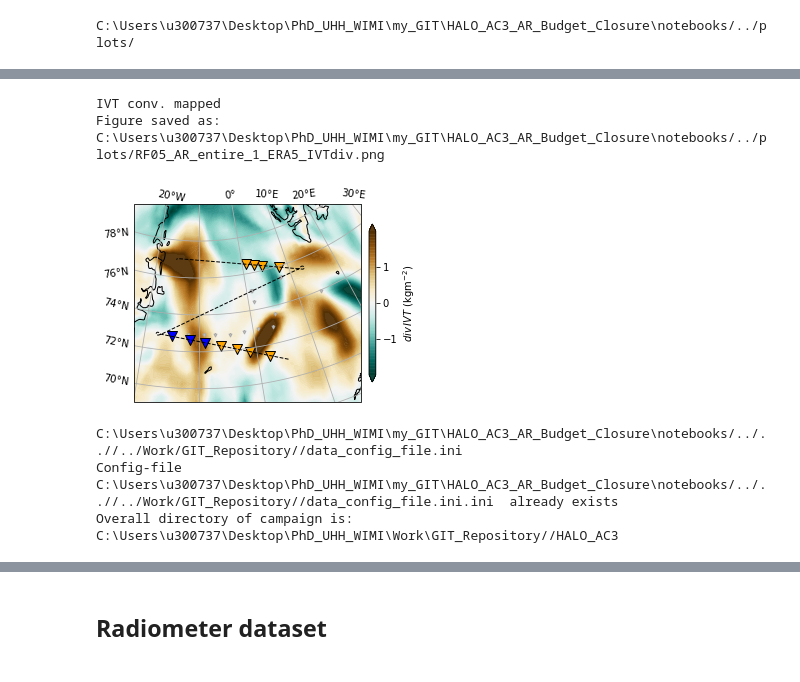
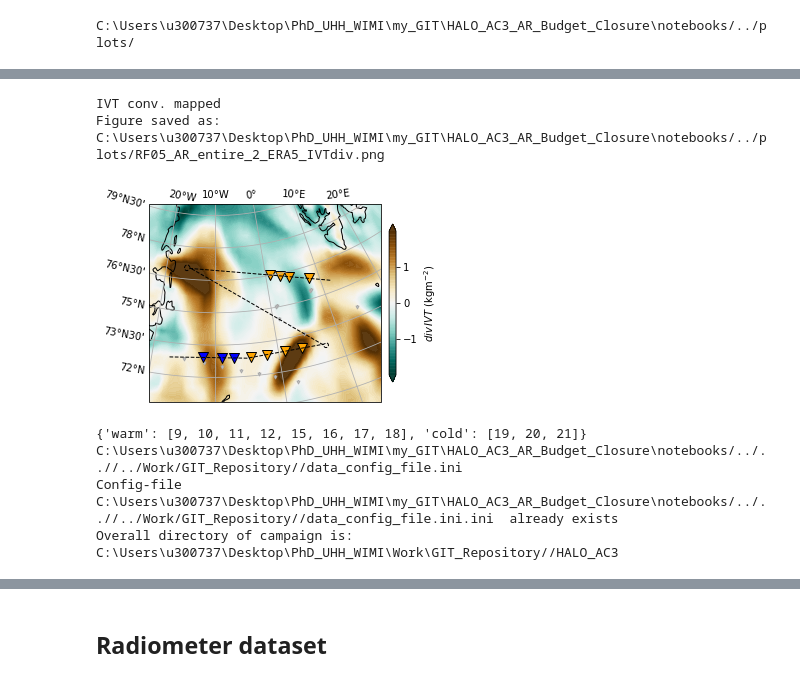
Before and after one commit to hdorff94/HALO_AC3_AR_Budget_Closure, a Jupyter notebook: notebooks/sonde_moisture_transport_divergence.ipynb, the cells around one changed output, grey strips where cells are left out. Drawn from its saved outputs; the diff is of its cells as text; code cells hidden in the pictures.

```diff
--- a/notebooks/sonde_moisture_transport_divergence.ipynb
+++ b/notebooks/sonde_moisture_transport_divergence.ipynb
@@ -55,7 +55,7 @@ class HiddenPrints:
 ## Switches and Definitions
 # %%
 campaign="HALO_AC3"
-ar_of_day="AR_entire_1"
+ar_of_day="AR_entire_2"
 flight=["RF05"]
 flight_dates={"RF05":"20220315",
               "RF06":"20220316"}
@@ -242,39 +280,44 @@ if do_plotting:
     ax1.scatter(Dropsondes["Lon"].iloc[relevant_sondes_dict["warm_sector"]["in"]],
             Dropsondes["Lat"].iloc[relevant_sondes_dict["warm_sector"]["in"]],
            marker="v",s=100,color="orange",edgecolor="k",transform=ccrs.PlateCarree())
 
     ax1.scatter(Dropsondes["Lon"].iloc[relevant_sondes_dict["warm_sector"]["out"]],
             Dropsondes["Lat"].iloc[relevant_sondes_dict["warm_sector"]["out"]],
            marker="v",s=100,color="orange",edgecolor="k",transform=ccrs.PlateCarree())
 
     ax1.scatter(Dropsondes["Lon"].iloc[relevant_sondes_dict["cold_sector"]["in"]],
             Dropsondes["Lat"].iloc[relevant_sondes_dict["cold_sector"]["in"]],
            marker="v",s=100,color="blue",edgecolor="k",transform=ccrs.PlateCarree())
+    if relevant_sondes_dict["cold_sector"]["out"].shape[0]>0:
+        ax1.scatter(Dropsondes["Lon"].iloc[relevant_sondes_dict["cold_sector"]["out"]],
+            Dropsondes["Lat"].iloc[relevant_sondes_dict["cold_sector"]["out"]],
+           marker="v",s=100,color="blue",edgecolor="k",transform=ccrs.PlateCarree())
 
     gl1.top_labels=True
     gl1.bottom_labels=False
     gl1.left_labels=True
     gl1.right_labels=False
     axins1=inset_axes(ax1,width="3%",
                               height="80%",
                               loc="center",
                               bbox_to_anchor=(0.55,0,1,1),
                               bbox_transform=ax1.transAxes,
                               borderpad=0)
     cb=map_fig.colorbar(C1,cax=axins1)
     cb.set_label("$ div\,IVT$"+" "+met_var_dict["units"]["IVT_conv"])
     cb.set_ticks([-1.0,0,1.0])
     fig_plot_path=plot_path+fig_name
     map_fig.savefig(fig_plot_path,dpi=300,bbox_inches="tight")
     print("Figure saved as:",fig_plot_path)
 # %% [output]
 IVT conv. mapped
-Figure saved as: C:\Users\u300737\Desktop\PhD_UHH_WIMI\my_GIT\HALO_AC3_AR_Budget_Closure\notebooks/../plots/RF05_AR_entire_1_ERA5_IVTdiv.png
+Figure saved as: C:\Users\u300737\Desktop\PhD_UHH_WIMI\my_GIT\HALO_AC3_AR_Budget_Closure\notebooks/../plots/RF05_AR_entire_2_ERA5_IVTdiv.png
-[figure, old version]
+[figure, new version]
 # %%
 relevant_sector_sondes={}
 relevant_sector_sondes["warm"]=relevant_warm_sector_sondes
 relevant_sector_sondes["cold"]=relevant_cold_sector_sondes
+print(relevant_sector_sondes)
 ## --> add relevant sondes with "cold" and "warm" key.
 inflow=False
 # Load config file
@@ -288,6 +331,7 @@ Moisture_CONV=Budgets.Moisture_Convergence(cmpgn_cls,flight,config_file,
 ICON_Moisture_CONV=Budgets.Moisture_Convergence(cmpgn_cls,flight,config_file,
                  grid_name="ICON_Sondes",sector_types=[sector_to_plot],do_instantan=False)
 # %% [output]
+{'warm': [9, 10, 11, 12, 15, 16, 17, 18], 'cold': [19, 20, 21]}
 C:\Users\u300737\Desktop\PhD_UHH_WIMI\my_GIT\HALO_AC3_AR_Budget_Closure\notebooks/../..//../Work/GIT_Repository//data_config_file.ini
 Config-file C:\Users\u300737\Desktop\PhD_UHH_WIMI\my_GIT\HALO_AC3_AR_Budget_Closure\notebooks/../..//../Work/GIT_Repository//data_config_file.ini.ini  already exists
 Overall directory of campaign is:  C:\Users\u300737\Desktop\PhD_UHH_WIMI\Work\GIT_Repository//HALO_AC3
```
Also changed, not shown: parts of 16 cells of this notebook, 1 other file.
